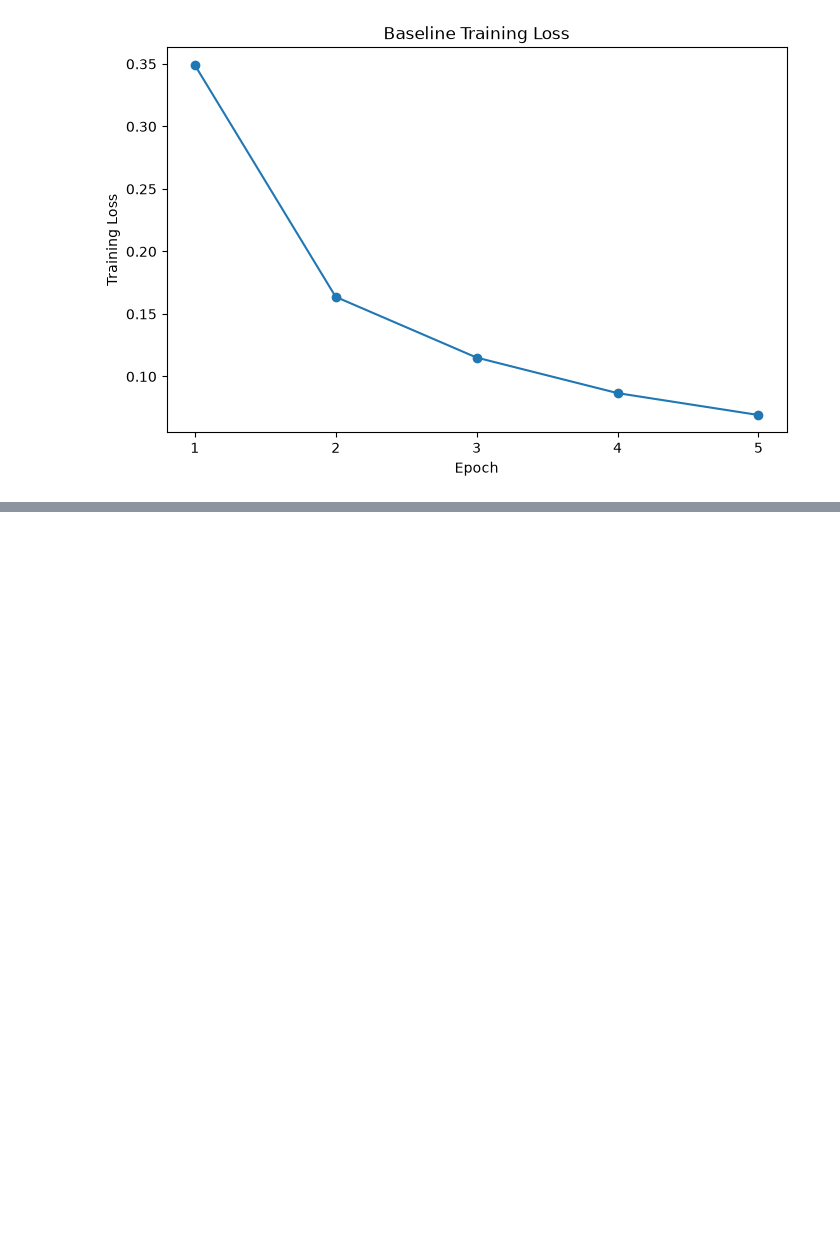
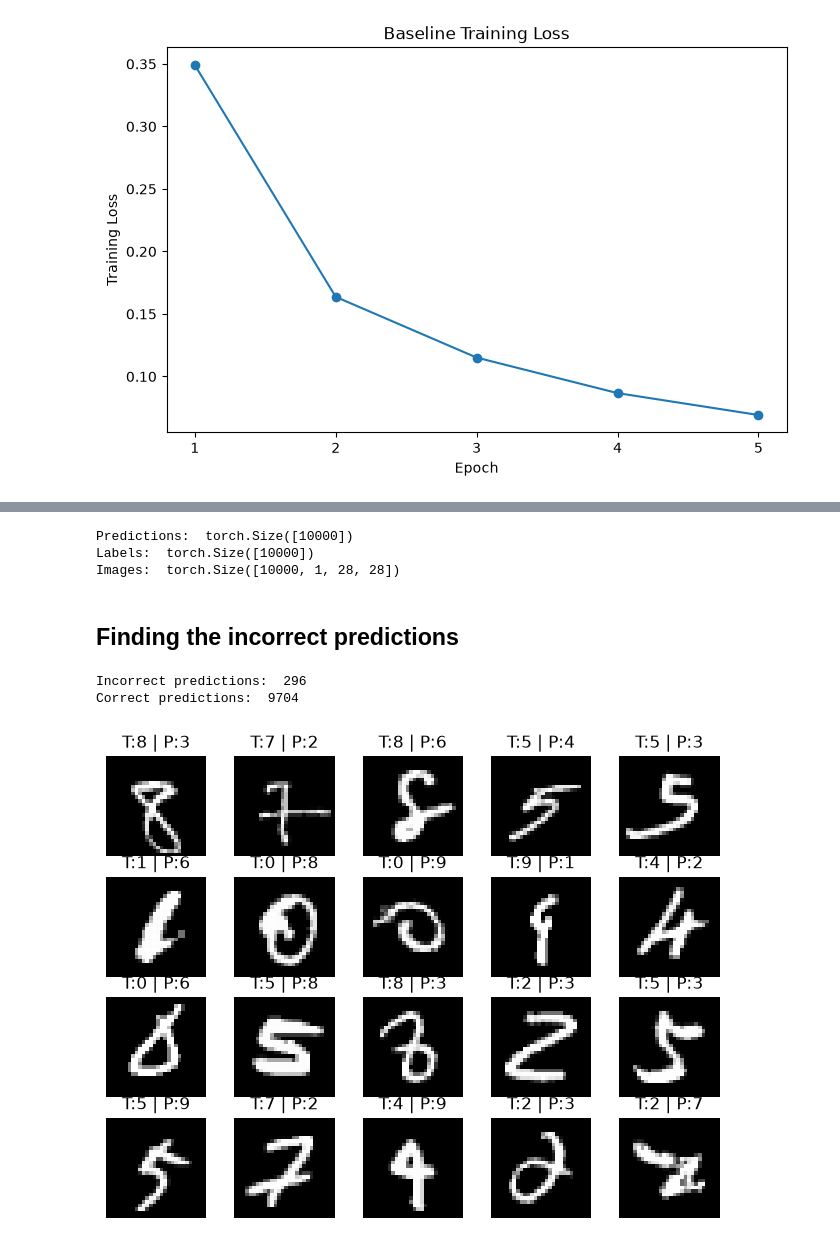
Before and after one commit to ttzeteny/digit-vision, a Jupyter notebook: ml/notebooks/02_baseline_model.ipynb, the cells around one changed output, grey strips where cells are left out. Drawn from its saved outputs; the diff is of its cells as text; code cells hidden in the pictures; blank space fills up the shorter version.

```diff
--- a/ml/notebooks/02_baseline_model.ipynb
+++ b/ml/notebooks/02_baseline_model.ipynb
@@ -216,0 +273,59 @@ plt.xticks(range(1, epochs + 1))
+# %%
+blmodel.eval()
+
+all_predictions = []
+all_labels = []
+all_images = []
+
+with torch.no_grad():
+    for images, labels in test_loader:
+        images = images.to(device)
+
+        outputs = blmodel(images)
+        predictions = outputs.argmax(dim = 1)
+
+        all_predictions.append(predictions.cpu())
+        all_labels.append(labels)
+        all_images.append(images.cpu())
+
+all_predictions = torch.cat(all_predictions)
+all_labels = torch.cat(all_labels)
+all_images = torch.cat(all_images)
+
+print("Predictions: ", all_predictions.shape)
+print("Labels: ", all_labels.shape)
+print("Images: ", all_images.shape)
+# %% [output]
+Predictions:  torch.Size([10000])
+Labels:  torch.Size([10000])
+Images:  torch.Size([10000, 1, 28, 28])
+# %% [markdown]
+## Finding the incorrect predictions
+# %%
+incorrect_predictions = all_predictions != all_labels
+incorrect_indices = torch.where(incorrect_predictions)[0]
+
+print("Incorrect predictions: ", len(incorrect_indices))
+print("Correct predictions: ", len(all_predictions) - len(incorrect_indices))
+# %% [output]
+Incorrect predictions:  296
+Correct predictions:  9704
+# %%
+fig, axes = plt.subplots(4, 5, figsize=(8,6))
+
+num_examples = 20
+
+random_indices = incorrect_indices[torch.randperm(len(incorrect_indices))[:num_examples]]
+
+for ax, index in zip(axes.flat, random_indices):
+    image = all_images[index].squeeze()
+    true_label = all_labels[index].item()
+    predicted_label = all_predictions[index].item()
+
+    ax.imshow(image, cmap="gray")
+    ax.set_title(
+        f"T:{true_label} | P:{predicted_label}"
+    )
+    ax.axis("off")
+# %% [output]
+[figure, added]
```
Also changed, not shown: parts of 15 cells of this notebook.
